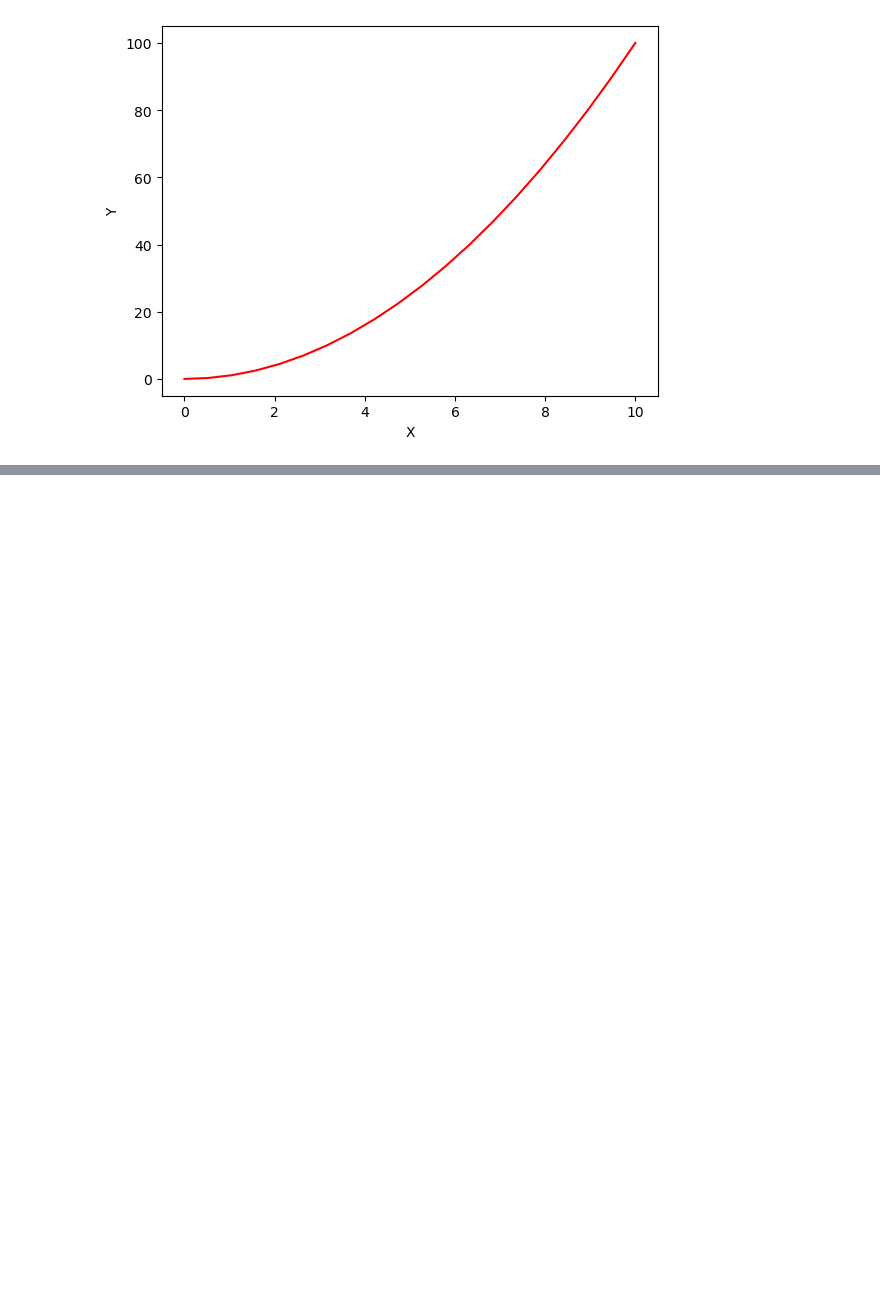
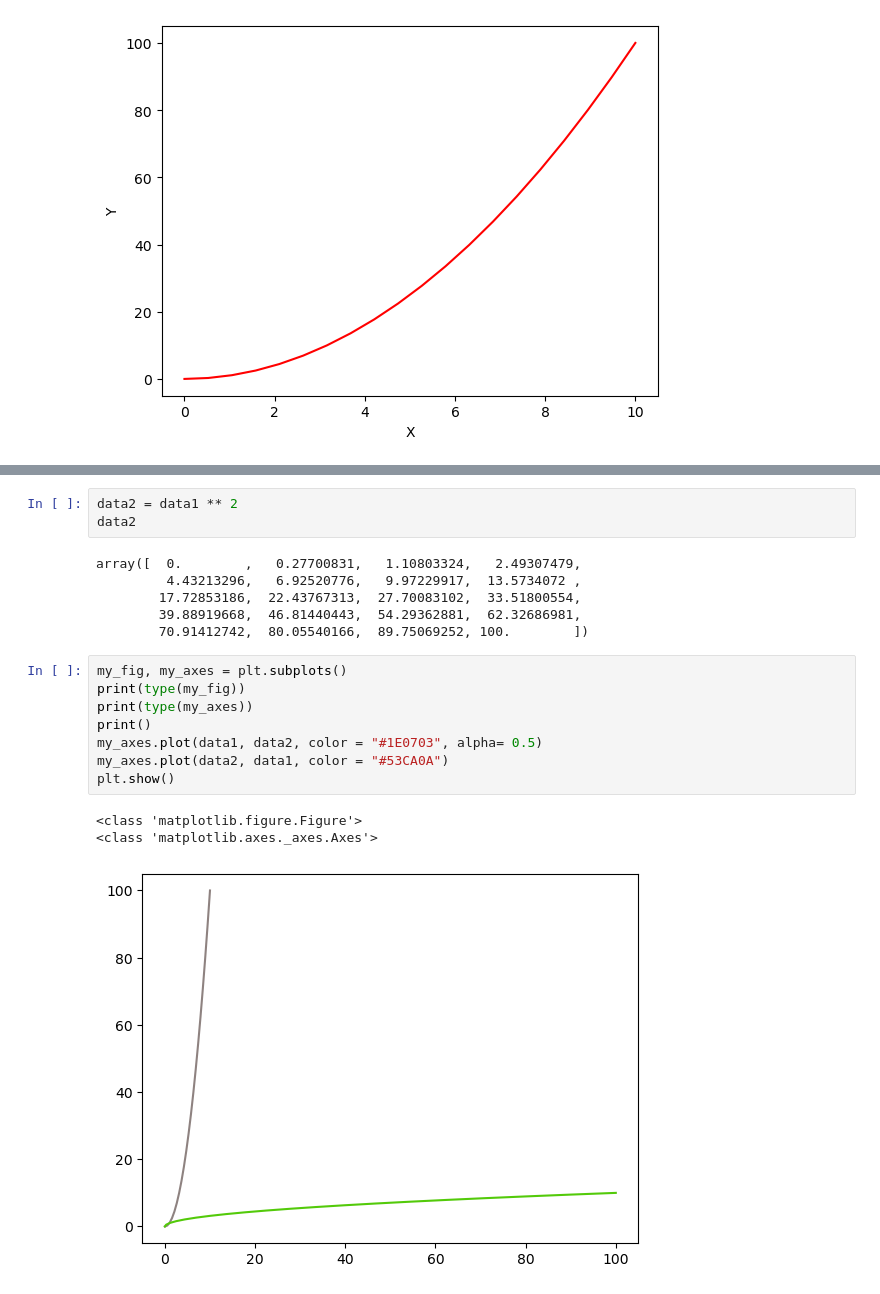
Before and after one commit to ensarakbas77/Veri-Bilimi-Makine-Ogrenmesi-100-Gunluk-Kamp, a Jupyter notebook: Matplotlib.ipynb, the cells around one changed output, grey strips where cells are left out. Cells and saved outputs as stored; diff of their text form; blank space fills up the shorter version.

Commit message:
feat: Matplotlib notebook uptaded!

```diff
--- a/Matplotlib.ipynb
+++ b/Matplotlib.ipynb
@@ -43,0 +73,21 @@ plt.show()
+# %%
+data2 = data1 ** 2
+data2
+# %% [output]
+array([  0.        ,   0.27700831,   1.10803324,   2.49307479,
+         4.43213296,   6.92520776,   9.97229917,  13.5734072 ,
+        17.72853186,  22.43767313,  27.70083102,  33.51800554,
+        39.88919668,  46.81440443,  54.29362881,  62.32686981,
+        70.91412742,  80.05540166,  89.75069252, 100.        ])
+# %%
+my_fig, my_axes = plt.subplots()
+print(type(my_fig))
+print(type(my_axes))
+print()
+my_axes.plot(data1, data2, color = "#1E0703", alpha= 0.5)
+my_axes.plot(data2, data1, color = "#53CA0A")
+plt.show()
+# %% [output]
+<class 'matplotlib.figure.Figure'>
+<class 'matplotlib.axes._axes.Axes'>
+[figure, added]
```
Also changed, not shown: parts of 9 cells of this notebook.
